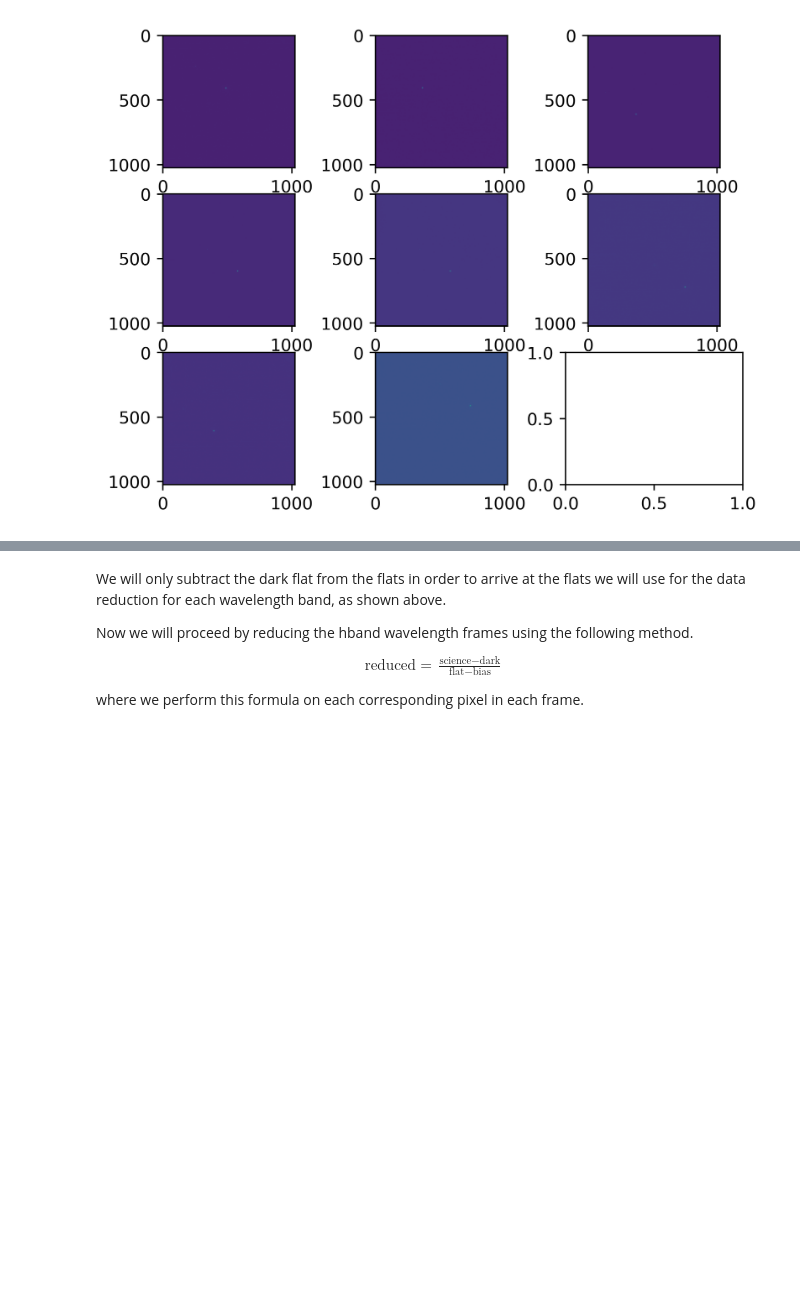
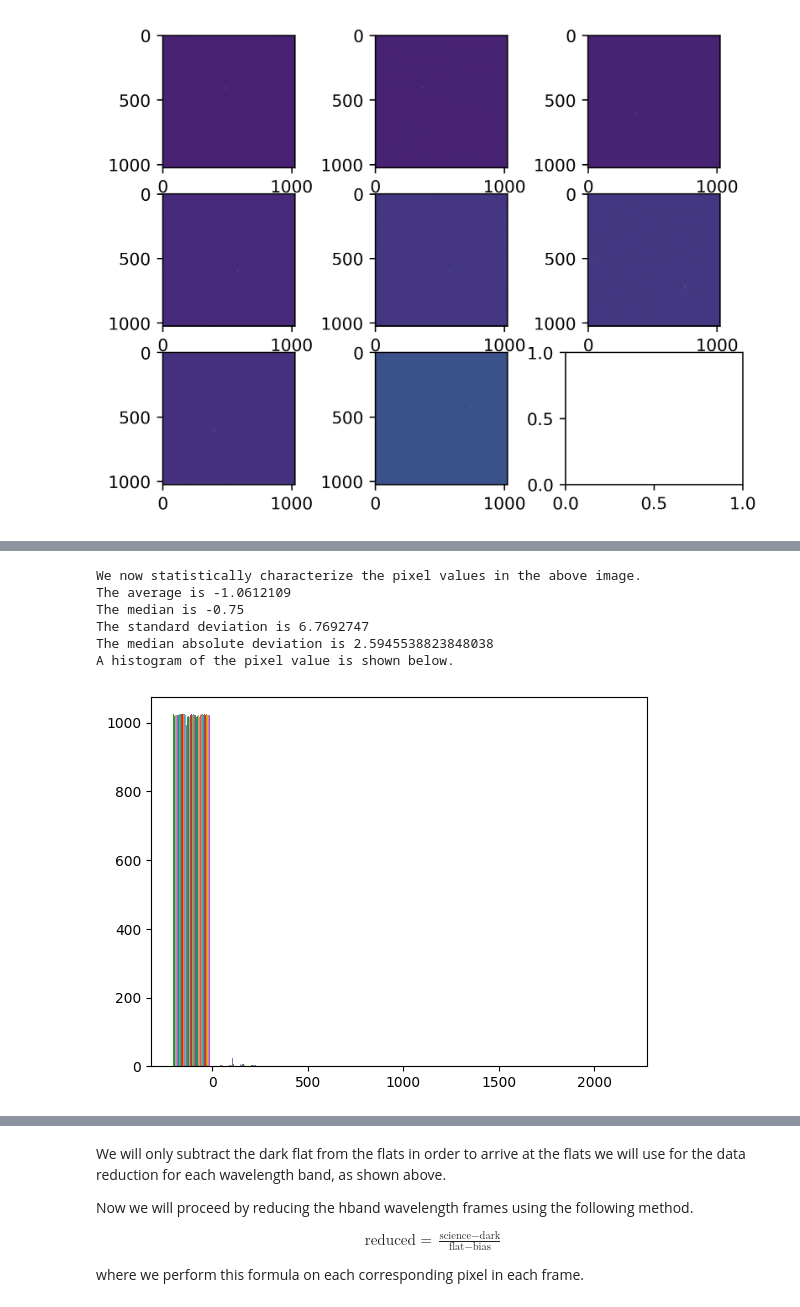
Before and after one commit to MarcosP7635/Ay105, a Jupyter notebook: editing_Ay105Lab8_HBand-StarterNotebook.ipynb, the cells around one changed output, grey strips where cells are left out. Cells and saved outputs as stored; diff of their text form; code cells hidden in the pictures; blank space fills up the shorter version.

```diff
--- a/editing_Ay105Lab8_HBand-StarterNotebook.ipynb
+++ b/editing_Ay105Lab8_HBand-StarterNotebook.ipynb
@@ -332,0 +366,10 @@ The above images generate are high resolution and thus the star (in green) can b
+# %%
+characterize(no_sky_hband_arr[3])
+# %% [output]
+We now statistically characterize the pixel values in the above image.
+The average is -1.0612109
+The median is -0.75
+The standard deviation is 6.7692747
+The median absolute deviation is 2.5945538823848038
+A histogram of the pixel value is shown below.
+[figure, added]
```
Also changed, not shown: parts of 20 cells of this notebook.
